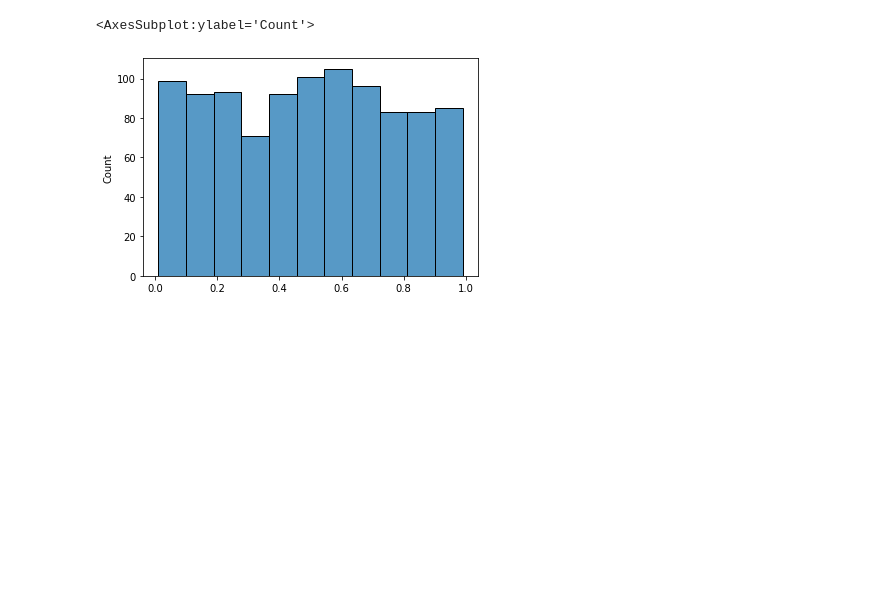
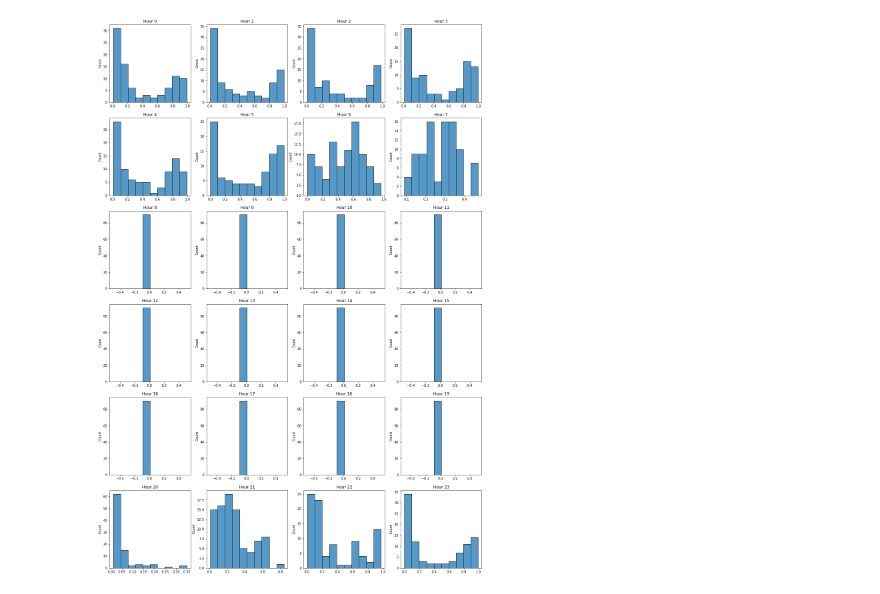
Before and after one commit to pavelzw/GEFCom14-S-comparison, a Jupyter notebook: scoring-functions.ipynb, the cells around one changed output. Cells and saved outputs as stored; diff of their text form; code cells hidden in the pictures; blank space fills up the shorter version.

Commit message:
Add PIT histograms for each hour

```diff
--- a/scoring-functions.ipynb
+++ b/scoring-functions.ipynb
@@ -39,16 +39,21 @@ def cdf(quantiles, x):
         return 0
     return float(s[s==True].index[0])
 
-quantiles = prediction.iloc[0]
+##%%
 
-n = 1000
-sampled = sample(quantiles, n)
-xs = []
-for i in range(n):
-    xs.append(cdf(quantiles, np.squeeze(sampled[:,i])))
-xs = np.array(xs)
-
-sns.histplot(data=xs)
+pits = {hour: [] for hour in range(24)}
+for hour in range(24):
+    for day in range(len(prediction) // 24):
+        quantiles = prediction.iloc[hour + 24 * day]
+        y = float(actual.iloc[hour + 24 * day])
+        pit_value = cdf(quantiles, y)
+        pits[hour].append(pit_value)
-# %% [output]
-<AxesSubplot:ylabel='Count'>
-[figure, removed]
+# %%
+import matplotlib.pyplot as plt
+
+fig, axs = plt.subplots(nrows=6, ncols=4, figsize=(20, 30))
+
+for hour in range(24):
+    sns.histplot(data=np.array(pits[hour]), bins=10, ax=axs[hour // 4][hour % 4]).set_title(f'Hour {hour}')
+# %% [output]
+[figure, added]
```
Also changed, not shown: parts of 1 cell of this notebook.
